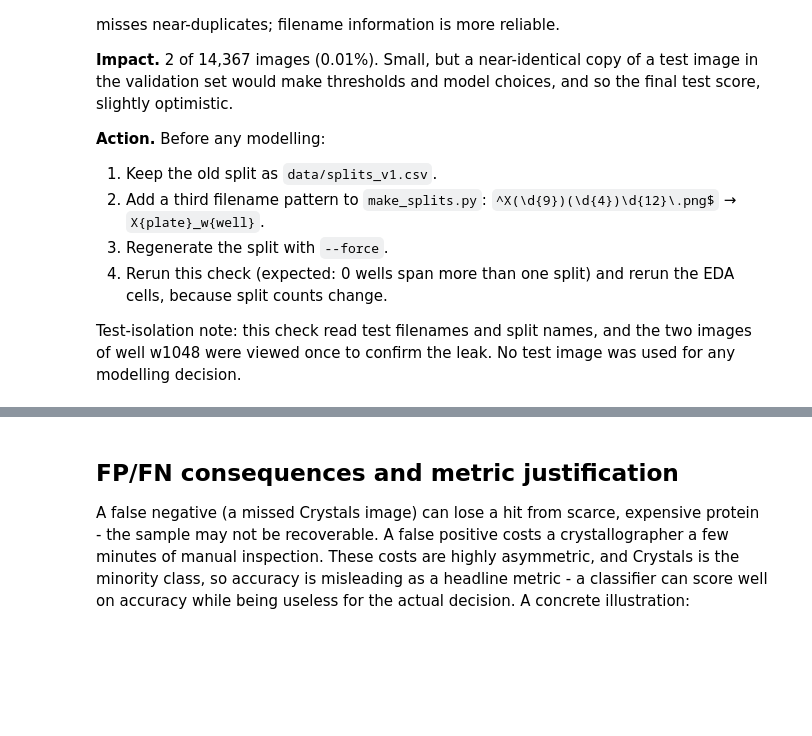
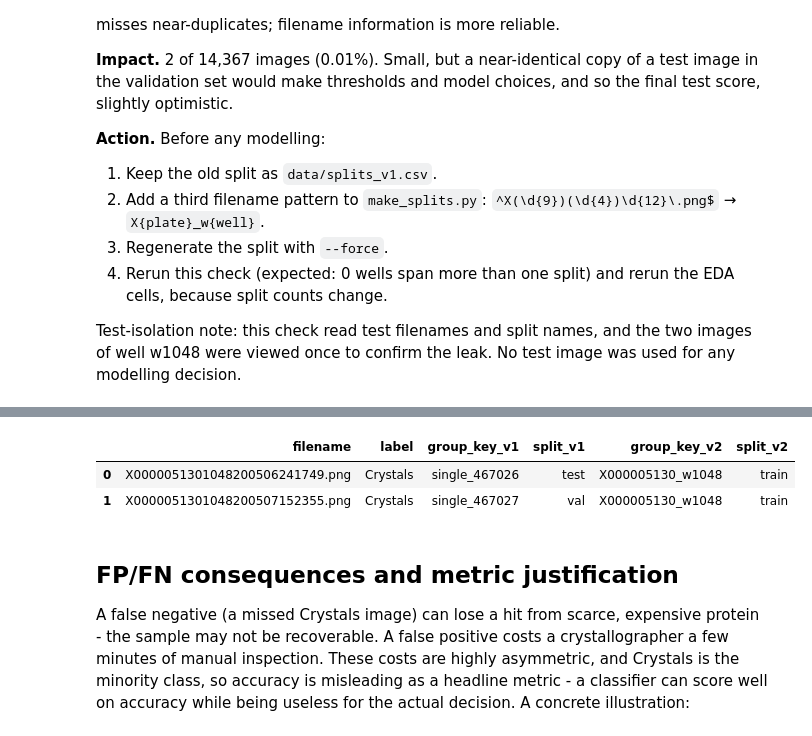
Before and after one commit to chamikaKity/Automated-Triage-of-Protein-Crystallisation-Images, a Jupyter notebook: notebooks/01_eda.ipynb, the cells around one changed output, grey strips where cells are left out. Drawn from its saved outputs; the diff is of its cells as text; code cells hidden in the pictures; blank space fills up the shorter version.

```diff
--- a/notebooks/01_eda.ipynb
+++ b/notebooks/01_eda.ipynb
@@ -579,0 +587,18 @@ Test-isolation note: this check read test filenames and split names, and the two
+# %%
+v1 = pd.read_csv(DATA_DIR / "splits_v1.csv")
+
+cmp = v1[["image_id", "group_key", "split"]].merge(
+    splits[["image_id", "group_key", "split"]],
+    on="image_id", suffixes=("_v1", "_v2"),
+)
+
+n_changed = (cmp["split_v1"] != cmp["split_v2"]).sum()
+print(f"{n_changed} of {len(cmp)} images changed split assignment between v1 and v2 "
+      f"({n_changed / len(cmp) * 100:.2f}%)")
+print("\nsplit transitions (v1 -> v2) for images that changed:")
+print(pd.crosstab(cmp.loc[cmp["split_v1"] != cmp["split_v2"], "split_v1"],
+                   cmp.loc[cmp["split_v1"] != cmp["split_v2"], "split_v2"]))
+
+print("\ngroup_key also changed for these counts of images (filename now matches PATTERN_X "
+      "instead of falling back to single_/hashdup_):")
+print((cmp["group_key_v1"] != cmp["group_key_v2"]).sum())
@@ -580,3 +617,16 @@ Test-isolation note: this check read test filenames and split names, and the two
+# %%
+# The specific leak, before and after. Note the fix isn't just "now in the same split" -
+# both images moved to a split neither was in before (test/val -> train/train).
+leak_filenames = ["X0000051301048200506241749.png", "X0000051301048200507152355.png"]
+leak_cmp = v1[v1["filename"].isin(leak_filenames)][["filename", "label", "group_key", "split"]].merge(
+    splits[splits["filename"].isin(leak_filenames)][["filename", "group_key", "split"]],
+    on="filename", suffixes=("_v1", "_v2"),
+)
+leak_cmp
+# %% [output]
+|  | filename | label | group_key_v1 | split_v1 | group_key_v2 | split_v2 |
+| 0 | X0000051301048200506241749.png | Crystals | single_467026 | test | X000005130_w1048 | train |
+| 1 | X0000051301048200507152355.png | Crystals | single_467027 | val | X000005130_w1048 | train |
 # %% [markdown]
 ## FP/FN consequences and metric justification
 
```
Also changed, not shown: parts of 2 cells of this notebook, 1 other file.
